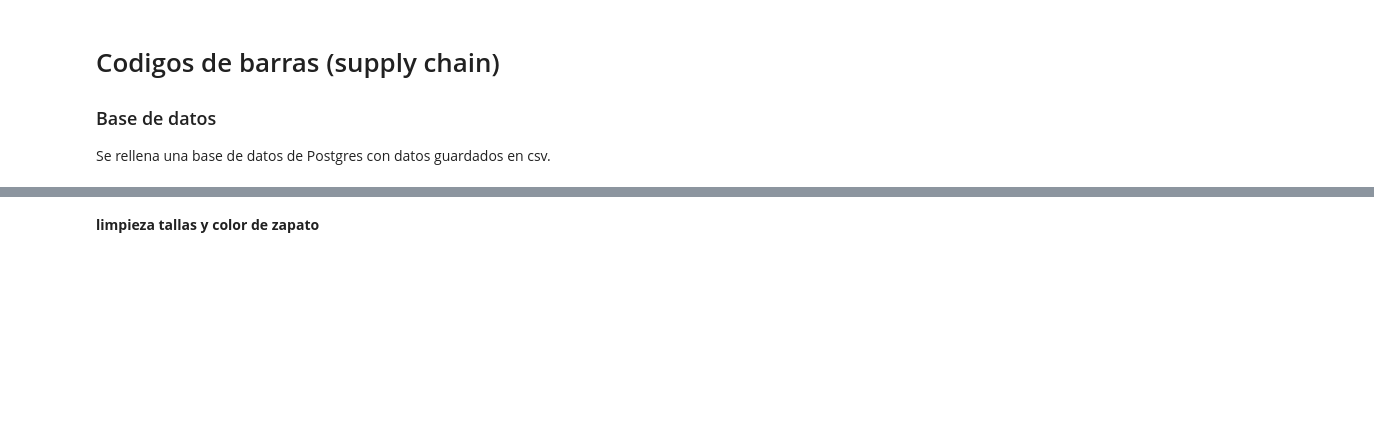
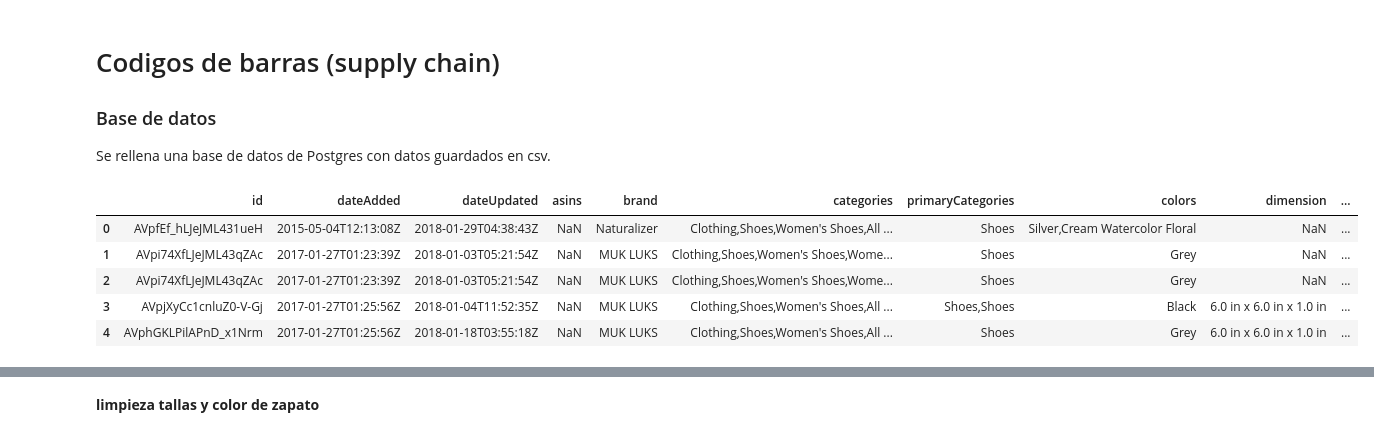
Before and after one commit to Ironhack-Data-Madrid-Enero-2021/Classroom-Materials, a Jupyter notebook: week_11/w11_d3 - ETL 3 (barcodes).ipynb, the cells around one changed output, grey strips where cells are left out. Saved outputs shown, nothing was run; the diff lists cells and outputs as text; code cells hidden in the pictures; blank space fills up the shorter version.

```diff
--- a/week_11/w11_d3 - ETL 3 (barcodes).ipynb
+++ b/week_11/w11_d3 - ETL 3 (barcodes).ipynb
@@ -6,3 +6,25 @@
 
 
 Se rellena una base de datos de Postgres con datos guardados en csv.
+# %%
+import pandas as pd
+pd.set_option('display.max_columns', None)
+
+from lib.sql_db import ToSQL
+from sqlalchemy import create_engine, Column, Integer, Text, DDL
+from sqlalchemy.orm import sessionmaker
+from sqlalchemy.ext.declarative import declarative_base
+
+import warnings
+warnings.simplefilter('ignore')
+# %%
+df=pd.read_csv('../datasets/shoes.csv')
+
+df.head()
+# %% [output]
+|  | id | dateAdded | dateUpdated | asins | brand | categories | primaryCategories | colors | dimension | ... |
+| 0 | AVpfEf_hLJeJML431ueH | 2015-05-04T12:13:08Z | 2018-01-29T04:38:43Z | NaN | Naturalizer | Clothing,Shoes,Women's Shoes,All ... | Shoes | Silver,Cream Watercolor Floral | NaN | ... |
+| 1 | AVpi74XfLJeJML43qZAc | 2017-01-27T01:23:39Z | 2018-01-03T05:21:54Z | NaN | MUK LUKS | Clothing,Shoes,Women's Shoes,Wome... | Shoes | Grey | NaN | ... |
+| 2 | AVpi74XfLJeJML43qZAc | 2017-01-27T01:23:39Z | 2018-01-03T05:21:54Z | NaN | MUK LUKS | Clothing,Shoes,Women's Shoes,Wome... | Shoes | Grey | NaN | ... |
+| 3 | AVpjXyCc1cnluZ0-V-Gj | 2017-01-27T01:25:56Z | 2018-01-04T11:52:35Z | NaN | MUK LUKS | Clothing,Shoes,Women's Shoes,All ... | Shoes,Shoes | Black | 6.0 in x 6.0 in x 1.0 in | ... |
+| 4 | AVphGKLPilAPnD_x1Nrm | 2017-01-27T01:25:56Z | 2018-01-18T03:55:18Z | NaN | MUK LUKS | Clothing,Shoes,Women's Shoes,All ... | Shoes | Grey | 6.0 in x 6.0 in x 1.0 in | ... |
```
Also changed, not shown: parts of 25 cells of this notebook, 21 other files.
